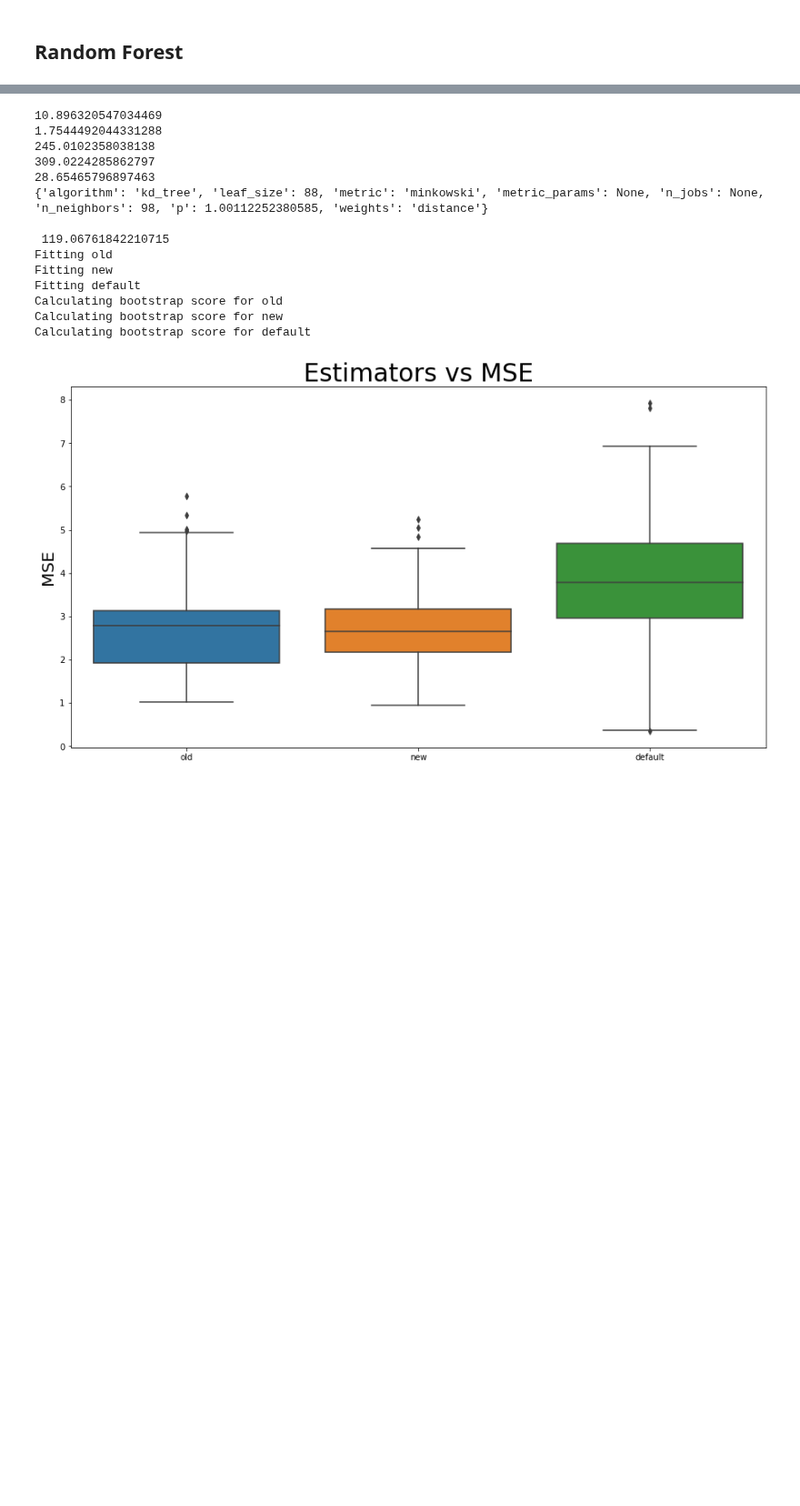
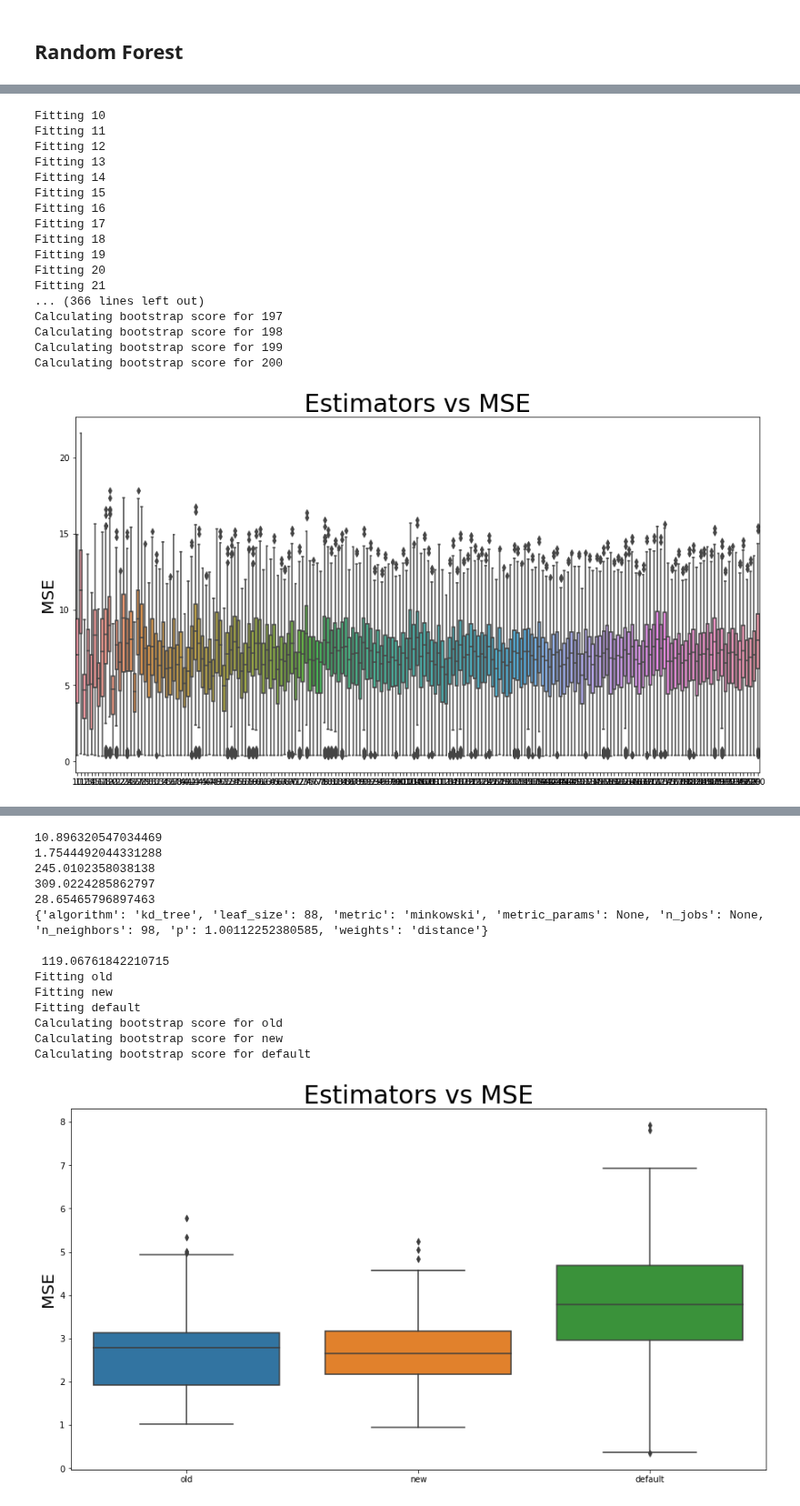
Before and after one commit to alezakuskin/Stark_ML, a Jupyter notebook: Main_body.ipynb, the cells around one changed output, grey strips where cells are left out. Shown at 91% size. Saved outputs shown, nothing was run; the diff lists cells and outputs as text; code cells hidden in the pictures; blank space fills up the shorter version.

```diff
--- a/Main_body.ipynb
+++ b/Main_body.ipynb
@@ -369,0 +458,26 @@ RF_params = {
+# %%
+model = {}
+for i in range(10, 201):
+    model[f'{i}'] = RandomForestRegressor(**RF_params, n_estimators = i)
+
+path = train_and_test_regressor(model, XW_train, YW_train, XW_test, YW_test)
+plot_model_comparison(path)
+# %% [output]
+Fitting 10
+Fitting 11
+Fitting 12
+Fitting 13
+Fitting 14
+Fitting 15
+Fitting 16
+Fitting 17
+Fitting 18
+Fitting 19
+Fitting 20
+Fitting 21
+... (366 lines left out)
+Calculating bootstrap score for 197
+Calculating bootstrap score for 198
+Calculating bootstrap score for 199
+Calculating bootstrap score for 200
+[figure, added]
```
Also changed, not shown: parts of 13 cells of this notebook.
